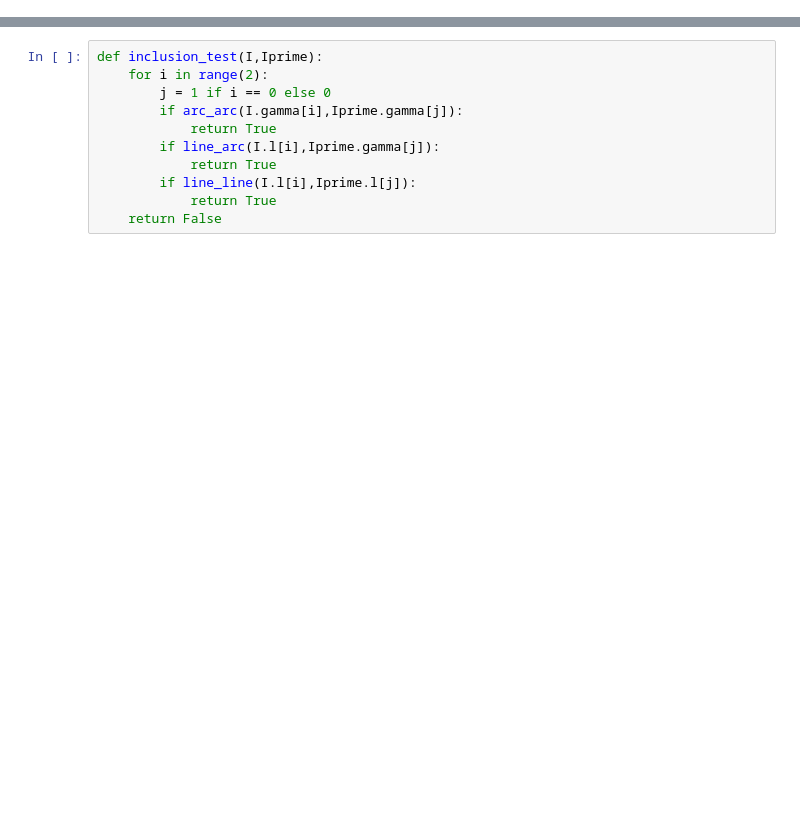
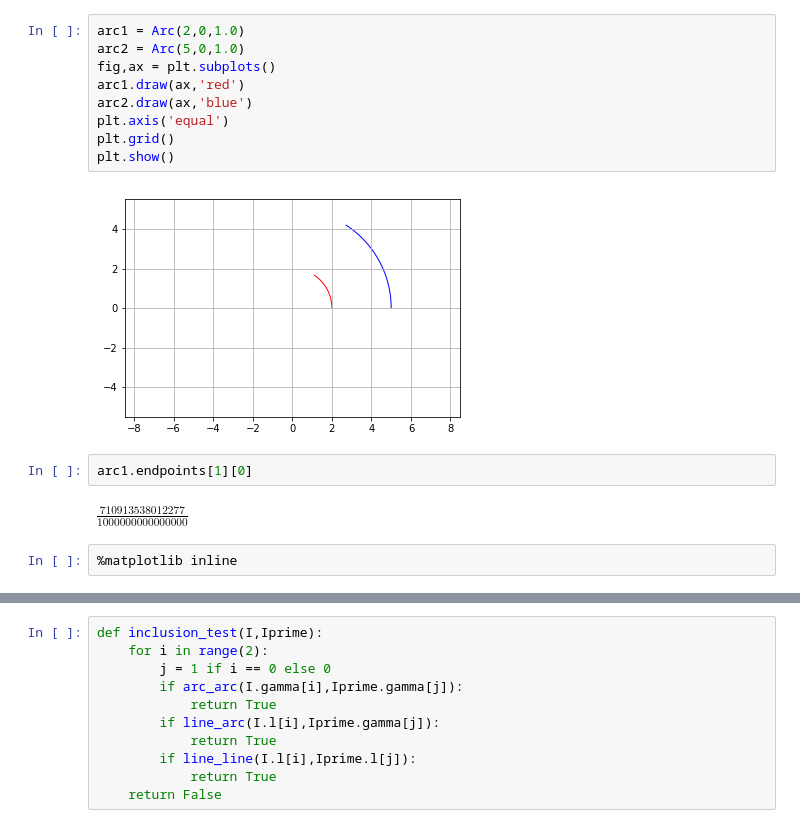
Before and after one commit to KshitijBhat/interval-analysis-method, a Jupyter notebook: interval_test_algo.ipynb, the cells around one changed output, grey strips where cells are left out. Cells and saved outputs as stored; diff of their text form; blank space fills up the shorter version.

```diff
--- a/interval_test_algo.ipynb
+++ b/interval_test_algo.ipynb
@@ -2,0 +33,17 @@ from inclusion_tests import *
+# %%
+arc1 = Arc(2,0,1.0)
+arc2 = Arc(5,0,1.0)
+fig,ax = plt.subplots()
+arc1.draw(ax,'red')
+arc2.draw(ax,'blue')
+plt.axis('equal')
+plt.grid()
+plt.show()
+# %% [output]
+[figure, added]
+# %%
+arc1.endpoints[1][0]
+# %% [output]
+$\displaystyle \frac{710913538012277}{1000000000000000}$
+# %%
+%matplotlib inline
```
Also changed, not shown: parts of 10 cells of this notebook, 3 other files.
